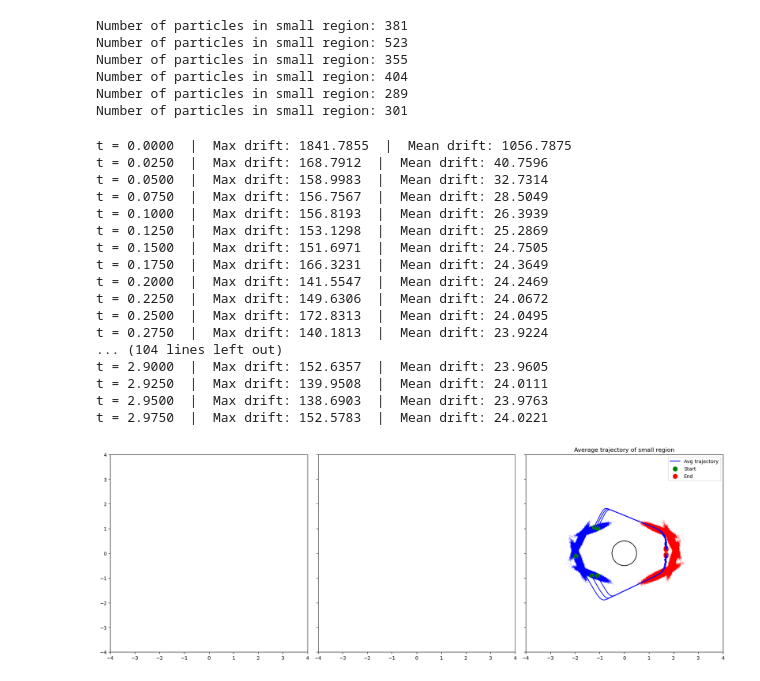
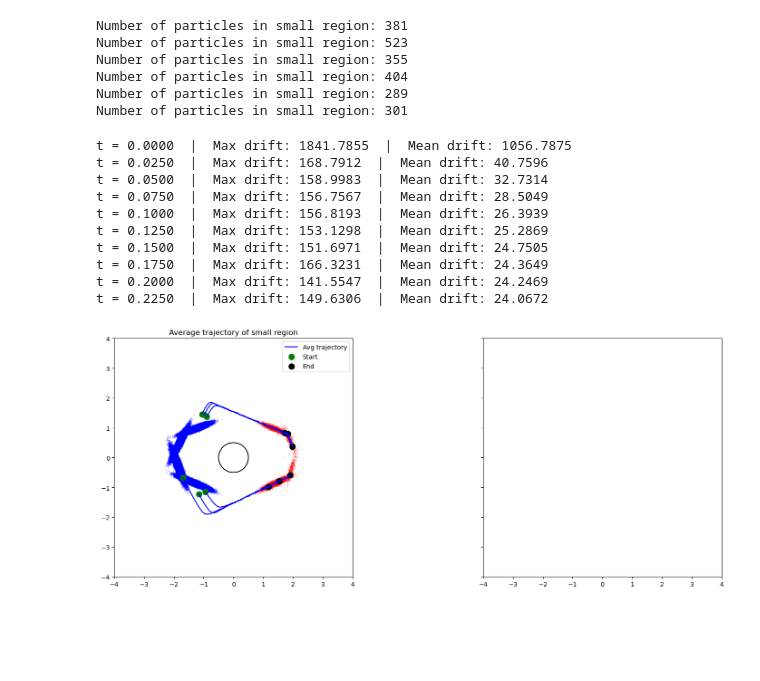
Before and after one commit to KlaasWillems/MLSPointSetRegistration, a Jupyter notebook: python/simulations/PSRAcrossCylinder/PSRAcrossCylinder.ipynb, the cells around one changed output. Drawn from its saved outputs; the diff is of its cells as text; code cells hidden in the pictures; blank space fills up the shorter version.

```diff
--- a/python/simulations/PSRAcrossCylinder/PSRAcrossCylinder.ipynb
+++ b/python/simulations/PSRAcrossCylinder/PSRAcrossCylinder.ipynb
@@ -14,7 +14,7 @@ Using device: cpu
 # ─── Parameters ────────────────────────────────────────────────
 R = .5                     # Circle radius
 dt = .5e-3             # Time step
-num_steps = 6000           # Total steps
+num_steps = 500           # Total steps
 T = num_steps * dt          # Total time
 num_particles = 5*10**5       # Reduced for performance
 small_region_radius = 0.012  # Increased radius
@@ -80,8 +80,8 @@ Number of particles in small region: 404
 Number of particles in small region: 289
 Number of particles in small region: 301
 # %%
-simParams = SimulationParameters(dt, num_steps, weightsXinf, mu_Xinf, inv_covariances_T, det_T, R)
-final_positions, big_tensor = doSimulation(positions, masks, avg_positions, simParams, device)
+simParams = SimulationParameters(dt, num_steps, weightsXinf, mu_Xinf, inv_covariances_T, det_T, 0.5, True, small_region_radius, 'AngeloScore')
+final_positions1, avg_paths1, particlesPerCircle1 = doSimulation(positions, small_region_centers, simParams, device)
 # %% [output]
 t = 0.0000  |  Max drift: 1841.7855  |  Mean drift: 1056.7875
 t = 0.0250  |  Max drift: 168.7912  |  Mean drift: 40.7596
@@ -93,11 +93,4 @@ t = 0.1500  |  Max drift: 151.6971  |  Mean drift: 24.7505
 t = 0.1750  |  Max drift: 166.3231  |  Mean drift: 24.3649
 t = 0.2000  |  Max drift: 141.5547  |  Mean drift: 24.2469
 t = 0.2250  |  Max drift: 149.6306  |  Mean drift: 24.0672
-t = 0.2500  |  Max drift: 172.8313  |  Mean drift: 24.0495
-t = 0.2750  |  Max drift: 140.1813  |  Mean drift: 23.9224
-... (104 lines left out)
-t = 2.9000  |  Max drift: 152.6357  |  Mean drift: 23.9605
-t = 2.9250  |  Max drift: 139.9508  |  Mean drift: 24.0111
-t = 2.9500  |  Max drift: 138.6903  |  Mean drift: 23.9763
-t = 2.9750  |  Max drift: 152.5783  |  Mean drift: 24.0221
 # %%
@@ -105,35 +98,35 @@ scipy.io.savemat("data/avgPaths.mat", {"avg_paths": big_tensor.cpu().numpy()})
 # %%
 # ─── Plotting ──────────────────────────────────────────────────
-fig, axes = plt.subplots(1, 3, figsize=(18, 6), sharex=True, sharey=True)
+fig, axes = plt.subplots(1, 2, figsize=(18, 6), sharex=True, sharey=True)
 
 for ax in axes:
     ax.set_aspect('equal', adjustable='box')
     ax.set_xlim(-4., 4.)
     ax.set_ylim(-4., 4.)
 
 # Initial
-axes[2].scatter(initial_positions[:,0], initial_positions[:,1], s=0.1, alpha=0.5, color='blue')
-axes[2].set_title('Initial (X0 GMM)')
-axes[2].add_patch(plt.Circle((0,0), R, color='black', fill=False))
+axes[0].scatter(initial_positions[:,0], initial_positions[:,1], s=0.1, alpha=0.5, color='blue')
+axes[0].set_title('Initial (X0 GMM)')
+axes[0].add_patch(plt.Circle((0,0), R, color='black', fill=False))
 
 # Final
-axes[2].scatter(final_positions[:,0], final_positions[:,1], s=0.1, alpha=0.5, color='red')
-axes[2].set_title('Final distribution')
-axes[2].add_patch(plt.Circle((0,0), R, color='black', fill=False))
+axes[0].scatter(final_positions1[:10000,0], final_positions1[:10000,1], s=0.1, alpha=0.5, color='red')
+axes[0].set_title('Final distribution')
+axes[0].add_patch(plt.Circle((0,0), R, color='black', fill=False))
 
 # Trajectory
 for center in range(centers):
-    axes[2].plot(big_tensor[:, center, 0], big_tensor[:, center, 1], 'b-', lw=1.5, label='Avg trajectory' if center == 0 else None)
-    axes[2].scatter(big_tensor[0, center, 0], big_tensor[0, center, 1], color='green', s=80, label='Start'  if center == 0 else None)
-    axes[2].scatter(big_tensor[-1, center, 0], big_tensor[-1, center, 1], color='red', s=80, label='End'  if center == 0 else None)
-axes[2].add_patch(plt.Circle((0,0), R, color='black', fill=False))
-axes[2].set_title('Average trajectory of small region')
-axes[2].legend()
+    axes[0].plot(avg_paths1[:, center, 0], avg_paths1[:, center, 1], 'b-', lw=1.5, label='Avg trajectory' if center == 0 else None)
+    axes[0].scatter(avg_paths1[0, center, 0], avg_paths1[0, center, 1], color='green', s=80, label='Start'  if center == 0 else None)
+    axes[0].scatter(avg_paths1[-1, center, 0], avg_paths1[-1, center, 1], color='black', s=80, label='End'  if center == 0 else None)
+axes[0].add_patch(plt.Circle((0,0), R, color='black', fill=False))
+axes[0].set_title('Average trajectory of small region')
+axes[0].legend()
 
-axes[2].scatter([1.68], [0.0509], s=0.1, alpha=0.5, color='purple', label='Average')
+axes[0].scatter([1.68], [0.0509], s=0.1, alpha=0.5, color='purple', label='Average')
 
 plt.savefig("PSRStochasticMethod.pdf")
 plt.tight_layout()
 plt.show()
 # %% [output]
-[figure, old version]
+[figure, new version]
```
Also changed, not shown: parts of 1 cell of this notebook, 3 other files.
